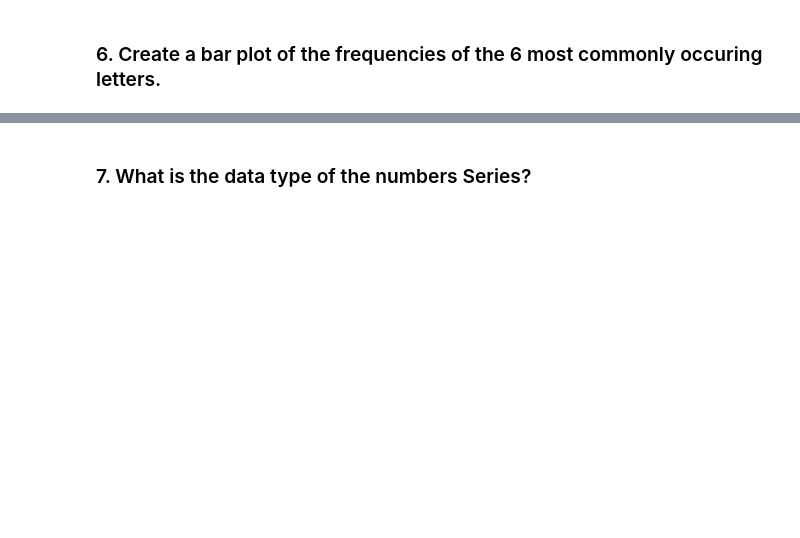
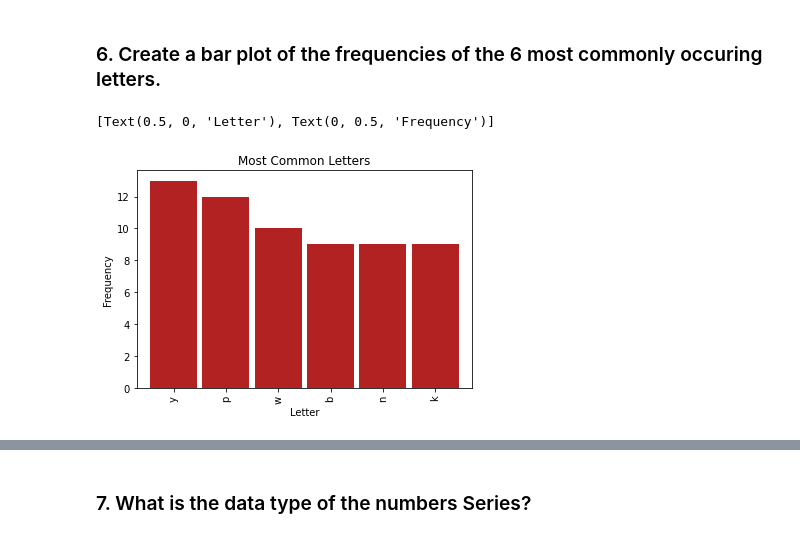
Before and after one commit to greg-maggard/numpy_pandas_visualization_exercises, a Jupyter notebook: pandas_series.ipynb, the cells around one changed output, grey strips where cells are left out. Saved outputs shown, nothing was run; the diff lists cells and outputs as text; code cells hidden in the pictures; blank space fills up the shorter version.

```diff
--- a/pandas_series.ipynb
+++ b/pandas_series.ipynb
@@ -212,4 +375,11 @@ dtype: object
 # %% [markdown]
 ### 6. Create a bar plot of the frequencies of the 6 most commonly occuring letters.
+# %%
+letters.value_counts().nlargest(6).plot.bar(title = "Most Common Letters",
+                                             color = 'firebrick',
+                                             width = .9).set(xlabel = "Letter", ylabel = 'Frequency')
+# %% [output]
+[Text(0.5, 0, 'Letter'), Text(0, 0.5, 'Frequency')]
+[figure, added]
 # %%
 n =  ['$796,459.41', '$278.60', '$482,571.67', '$4,503,915.98', '$2,121,418.3', '$1,260,813.3', '$87,231.01', '$1,509,175.45', '$4,138,548.00', '$2,848,913.80', '$594,715.39', '$4,789,988.17', '$4,513,644.5', '$3,191,059.97', '$1,758,712.24', '$4,338,283.54', '$4,738,303.38', '$2,791,759.67', '$769,681.94', '$452,650.23']
```
Also changed, not shown: parts of 33 cells of this notebook, 1 other file.
